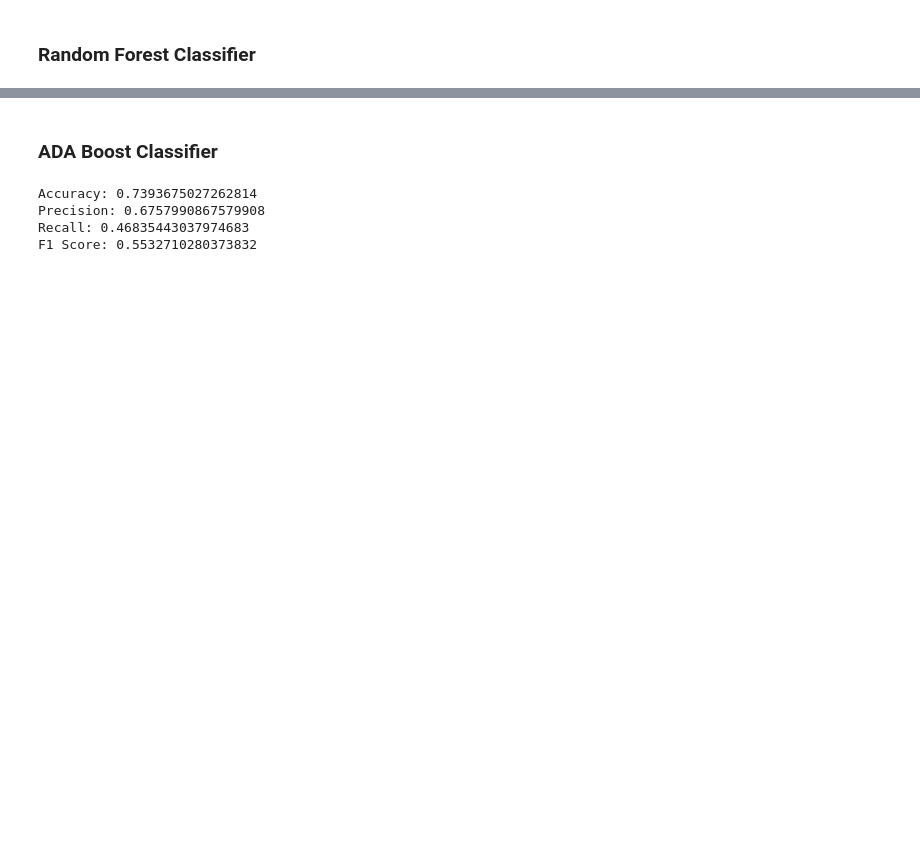
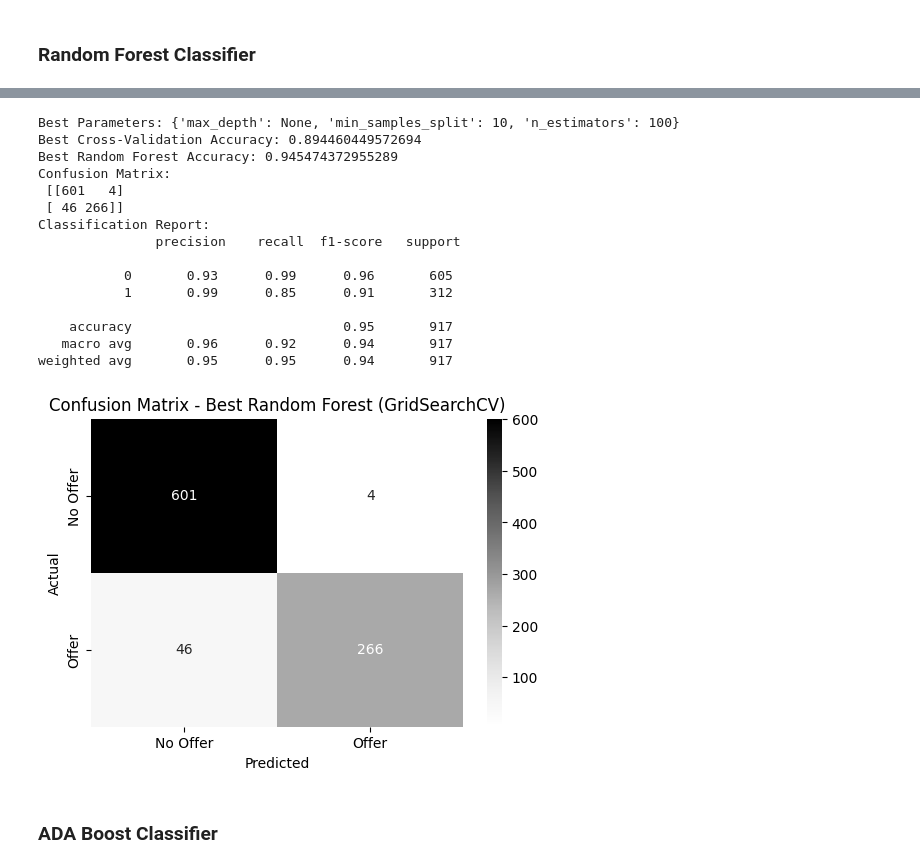
Before and after one commit to hd-nguyen/UET-Web-Mining, a Jupyter notebook: ClassificationNew.ipynb, the cells around one changed output, grey strips where cells are left out. Saved outputs shown, nothing was run; the diff lists cells and outputs as text; code cells hidden in the pictures; blank space fills up the shorter version.

```diff
--- a/ClassificationNew.ipynb
+++ b/ClassificationNew.ipynb
@@ -302,21 +403,54 @@ plt.show()
+# %%
+# GridSearchCV for Hyperparameter Tuning (using Random Forest as an example)
+from sklearn.model_selection import GridSearchCV
+param_grid = {
+    'n_estimators': [50, 100, 200],
+    'max_depth': [None, 10, 20, 30],
+    'min_samples_split': [2, 5, 10]
+}
+
+grid_search = GridSearchCV(RandomForestClassifier(random_state=42), param_grid, cv=5, scoring='accuracy')
+grid_search.fit(X_train, y_train)
+
+# Best parameters and best score
+print("Best Parameters:", grid_search.best_params_)
+print("Best Cross-Validation Accuracy:", grid_search.best_score_)
+
+# Evaluate the best model from GridSearchCV
+best_rf_classifier = grid_search.best_estimator_
+y_pred_best_rf = best_rf_classifier.predict(X_test)
+
+accuracy_best_rf = accuracy_score(y_test, y_pred_best_rf)
+conf_matrix_best_rf = confusion_matrix(y_test, y_pred_best_rf)
+class_report_best_rf = classification_report(y_test, y_pred_best_rf)
+
+print("Best Random Forest Accuracy:", accuracy_best_rf)
+print("Confusion Matrix:\n", conf_matrix_best_rf)
+print("Classification Report:\n", class_report_best_rf)
+
+# Plot Confusion Matrix for Best Random Forest
+plt.figure(figsize=(6, 4))
+sns.heatmap(conf_matrix_best_rf, annot=True, fmt='d', cmap='Greys', xticklabels=['No Offer', 'Offer'], yticklabels=['No Offer', 'Offer'])
+plt.title('Confusion Matrix - Best Random Forest (GridSearchCV)')
+plt.xlabel('Predicted')
+plt.ylabel('Actual')
+plt.show()
+# %% [output]
+Best Parameters: {'max_depth': None, 'min_samples_split': 10, 'n_estimators': 100}
+Best Cross-Validation Accuracy: 0.894460449572694
+Best Random Forest Accuracy: 0.945474372955289
+Confusion Matrix:
+ [[601   4]
+ [ 46 266]]
+Classification Report:
+               precision    recall  f1-score   support
+
+           0       0.93      0.99      0.96       605
+           1       0.99      0.85      0.91       312
+
+    accuracy                           0.95       917
+   macro avg       0.96      0.92      0.94       917
+weighted avg       0.95      0.95      0.94       917
+[figure, added]
 # %% [markdown]
 ### ADA Boost Classifier
-# %%
-from sklearn.ensemble import AdaBoostClassifier
-
-ada = AdaBoostClassifier(n_estimators=50, random_state=42)
-ada.fit(X_train, y_train)
-y_pred = ada.predict(X_test)
-accuracy = accuracy_score(y_test, y_pred)
-precision = precision_score(y_test, y_pred, pos_label=1)
-recall = recall_score(y_test, y_pred, pos_label=1)
-f1 = f1_score(y_test, y_pred, pos_label=1)
-print(f'Accuracy: {accuracy}')
-print(f'Precision: {precision}')
-print(f'Recall: {recall}')
-print(f'F1 Score: {f1}')
-# %% [output]
-Accuracy: 0.7393675027262814
-Precision: 0.6757990867579908
-Recall: 0.46835443037974683
-F1 Score: 0.5532710280373832
```
Also changed, not shown: parts of 27 cells of this notebook.
